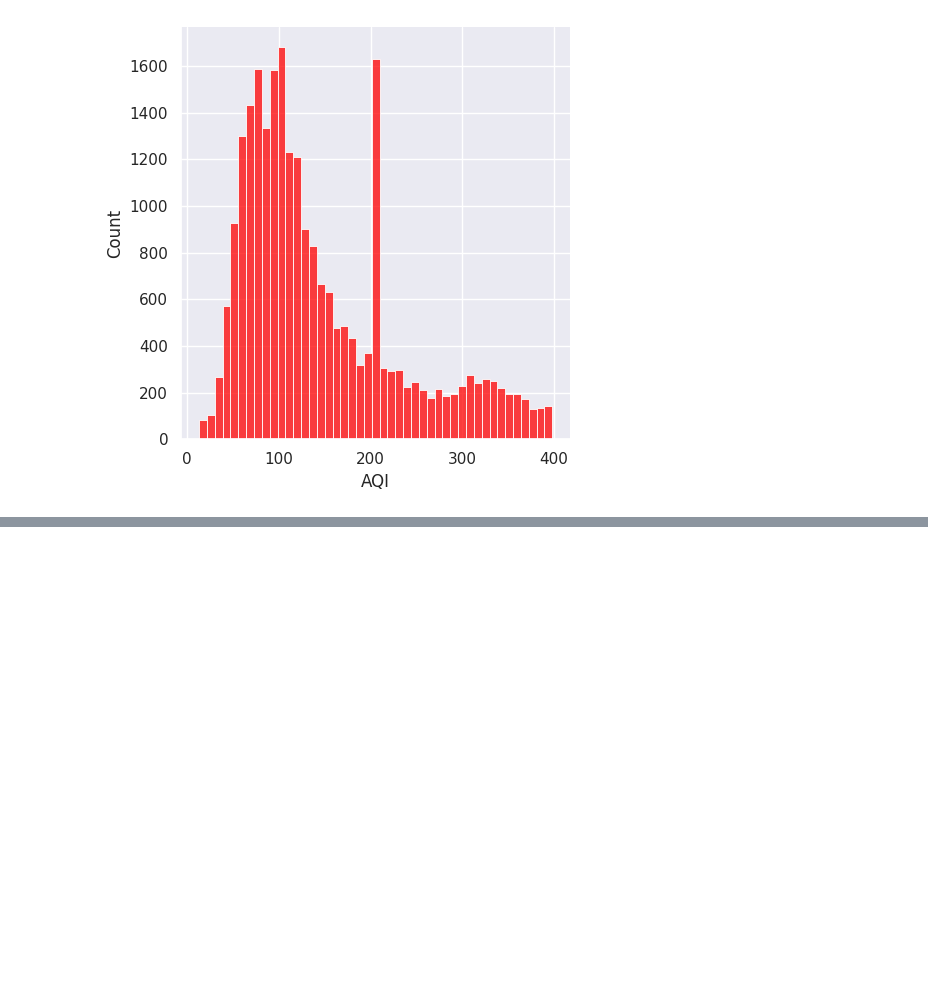
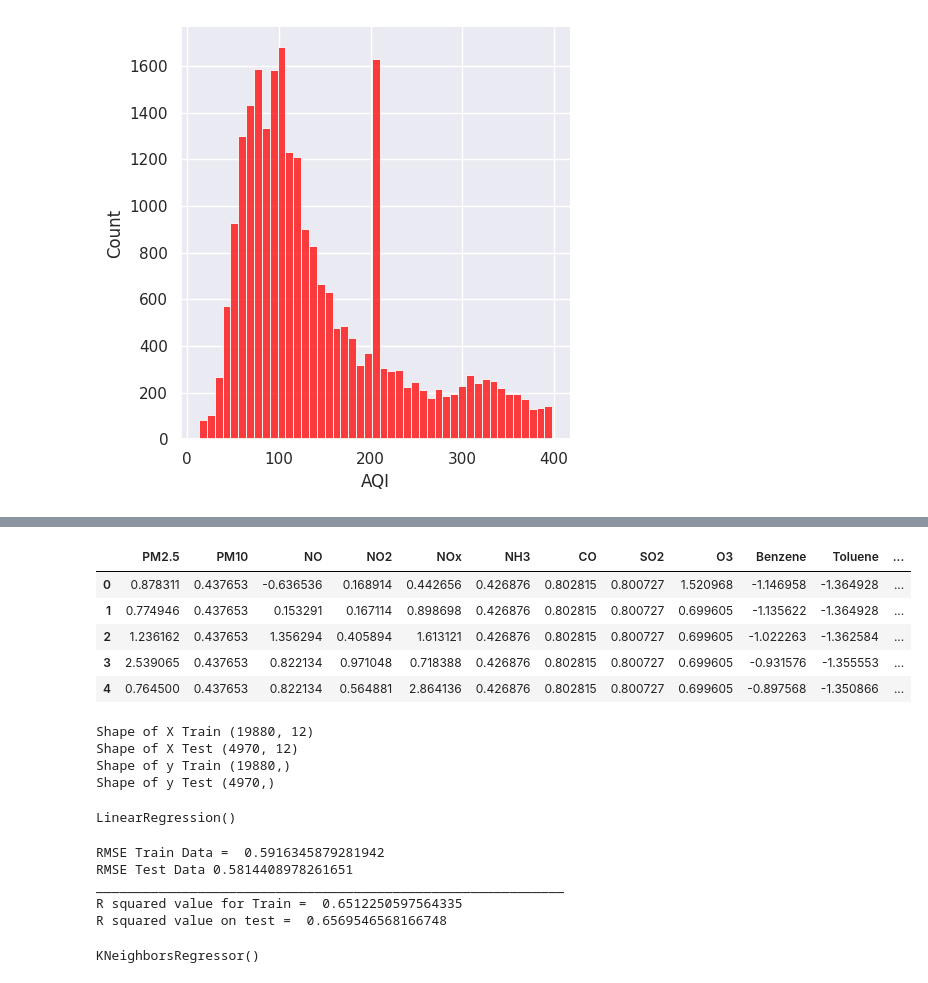
Before and after one commit to JimitDhamecha/Enter-Week-1, a Jupyter notebook: air_quality_index_predection.ipynb, the cells around one changed output, grey strips where cells are left out. Drawn from its saved outputs; the diff is of its cells as text; code cells hidden in the pictures; blank space fills up the shorter version.

```diff
--- a/air_quality_index_predection.ipynb
+++ b/air_quality_index_predection.ipynb
@@ -409,0 +474,29 @@ plt.show()
+# %%
+X = df[['PM2.5', 'PM10', 'NO', 'NO2', 'NOx', 'NH3', 'CO', 'SO2', 'O3','Benzene', 'Toluene', 'Xylene']]
+y = df['AQI']
+# %%
+X.head()
+# %% [output]
+|  | PM2.5 | PM10 | NO | NO2 | NOx | NH3 | CO | SO2 | O3 | Benzene | Toluene | ... |
+| 0 | 0.878311 | 0.437653 | -0.636536 | 0.168914 | 0.442656 | 0.426876 | 0.802815 | 0.800727 | 1.520968 | -1.146958 | -1.364928 | ... |
+| 1 | 0.774946 | 0.437653 | 0.153291 | 0.167114 | 0.898698 | 0.426876 | 0.802815 | 0.800727 | 0.699605 | -1.135622 | -1.364928 | ... |
+| 2 | 1.236162 | 0.437653 | 1.356294 | 0.405894 | 1.613121 | 0.426876 | 0.802815 | 0.800727 | 0.699605 | -1.022263 | -1.362584 | ... |
+| 3 | 2.539065 | 0.437653 | 0.822134 | 0.971048 | 0.718388 | 0.426876 | 0.802815 | 0.800727 | 0.699605 | -0.931576 | -1.355553 | ... |
+| 4 | 0.764500 | 0.437653 | 0.822134 | 0.564881 | 2.864136 | 0.426876 | 0.802815 | 0.800727 | 0.699605 | -0.897568 | -1.350866 | ... |
+# %%
+from sklearn.model_selection import train_test_split
+X_train, X_test, y_train, y_test = train_test_split(X,y,test_size=0.2, random_state=42)
+print('Shape of X Train', X_train.shape)
+print('Shape of X Test', X_test.shape)
+print('Shape of y Train', y_train.shape)
+print('Shape of y Test', y_test.shape)
+# %% [output]
+Shape of X Train (19880, 12)
+Shape of X Test (4970, 12)
+Shape of y Train (19880,)
+Shape of y Test (4970,)
+# %%
+LR = LinearRegression()
+LR.fit(X_train, y_train)
+# %% [output]
+LinearRegression()
@@ -409,0 +506,19 @@ plt.show()
+# %%
+RMSE_train = (np.sqrt(mean_squared_error(y_train, train_pred)))
+RMSE_test = (np.sqrt(mean_squared_error(y_test, test_pred)))
+print('RMSE Train Data = ', str(RMSE_train))
+print('RMSE Test Data', str(RMSE_test))
+print('_'*60)
+print('R squared value for Train = ', LR.score(X_train, y_train))
+print('R squared value on test = ', LR.score(X_test, y_test))
+# %% [output]
+RMSE Train Data =  0.5916345879281942
+RMSE Test Data 0.5814408978261651
+____________________________________________________________
+R squared value for Train =  0.6512250597564335
+R squared value on test =  0.6569546568166748
+# %%
+knn = KNeighborsRegressor()
+knn.fit(X_train, y_train)
+# %% [output]
+KNeighborsRegressor()
```
Also changed, not shown: parts of 39 cells of this notebook.
